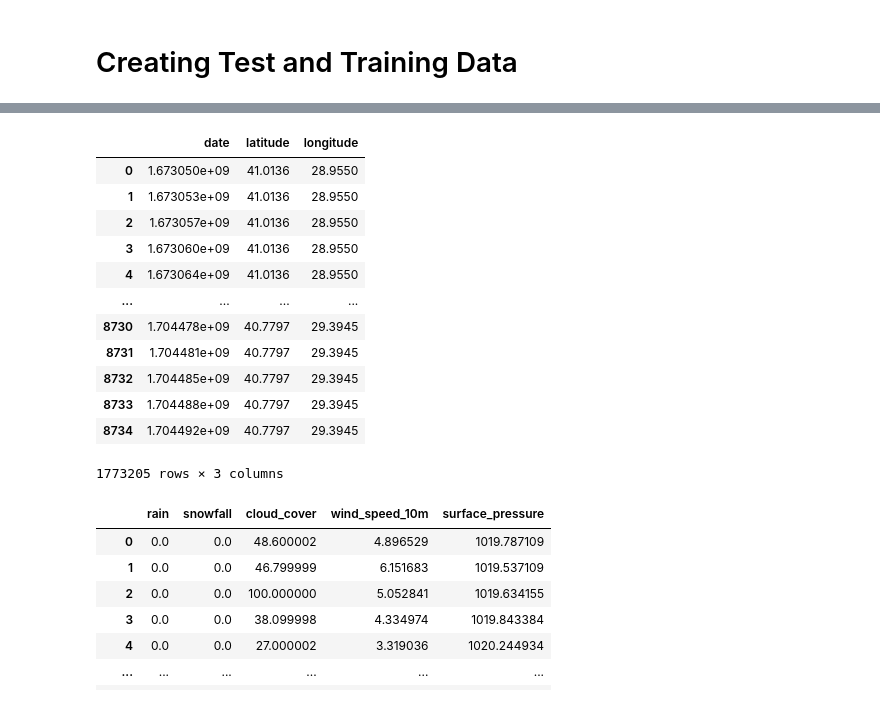
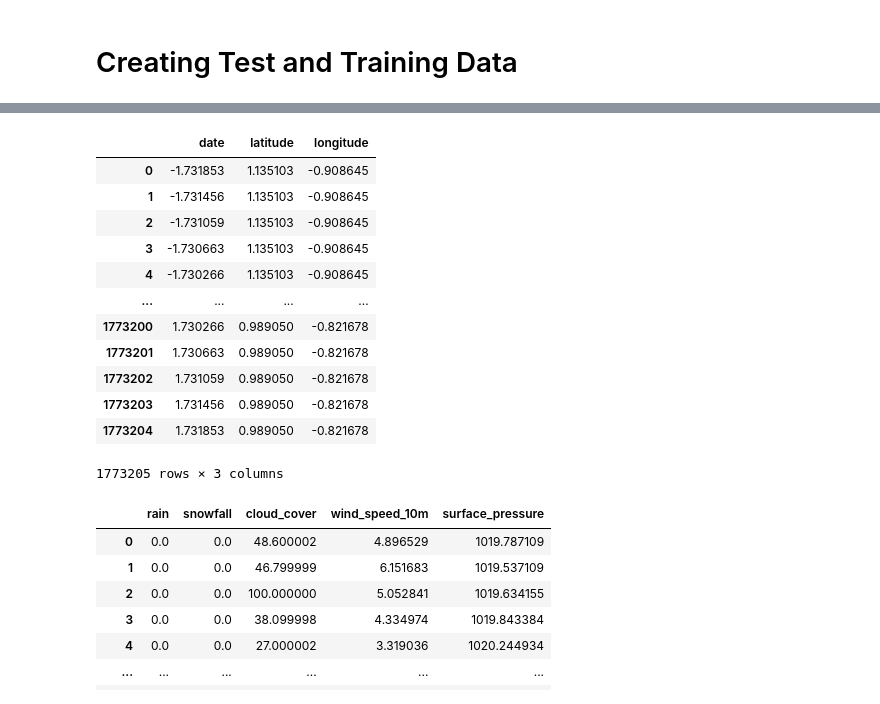
Before and after one commit to jbouveret18/Deep_Weather, a Jupyter notebook: Code.ipynb, the cells around one changed output, grey strips where cells are left out. Drawn from its saved outputs; the diff is of its cells as text; code cells hidden in the pictures.

```diff
--- a/Code.ipynb
+++ b/Code.ipynb
@@ -257,21 +277,22 @@ y
 # %%
-# Select numerical columns only for conversion to tensors
-numerical_columns_X = X.select_dtypes(include=['float32', 'float64']).columns
-X_numeric = X[numerical_columns_X]
+# Initialize StandardScaler
+scaler = StandardScaler()
+X_numeric = scaler.fit_transform(X_numeric)
+X_numeric = pd.DataFrame(X_numeric, columns=numerical_columns_X)
 X_numeric
 # %% [output]
 |  | date | latitude | longitude |
-| 0 | 1.673050e+09 | 41.0136 | 28.9550 |
-| 1 | 1.673053e+09 | 41.0136 | 28.9550 |
-| 2 | 1.673057e+09 | 41.0136 | 28.9550 |
-| 3 | 1.673060e+09 | 41.0136 | 28.9550 |
-| 4 | 1.673064e+09 | 41.0136 | 28.9550 |
+| 0 | -1.731853 | 1.135103 | -0.908645 |
+| 1 | -1.731456 | 1.135103 | -0.908645 |
+| 2 | -1.731059 | 1.135103 | -0.908645 |
+| 3 | -1.730663 | 1.135103 | -0.908645 |
+| 4 | -1.730266 | 1.135103 | -0.908645 |
 | ... | ... | ... | ... |
-| 8730 | 1.704478e+09 | 40.7797 | 29.3945 |
-| 8731 | 1.704481e+09 | 40.7797 | 29.3945 |
-| 8732 | 1.704485e+09 | 40.7797 | 29.3945 |
-| 8733 | 1.704488e+09 | 40.7797 | 29.3945 |
-| 8734 | 1.704492e+09 | 40.7797 | 29.3945 |
+| 1773200 | 1.730266 | 0.989050 | -0.821678 |
+| 1773201 | 1.730663 | 0.989050 | -0.821678 |
+| 1773202 | 1.731059 | 0.989050 | -0.821678 |
+| 1773203 | 1.731456 | 0.989050 | -0.821678 |
+| 1773204 | 1.731853 | 0.989050 | -0.821678 |
 1773205 rows × 3 columns
 # %%
 numerical_columns_y = y.select_dtypes(include=['float32', 'float64']).columns
```
Also changed, not shown: parts of 21 cells of this notebook.
